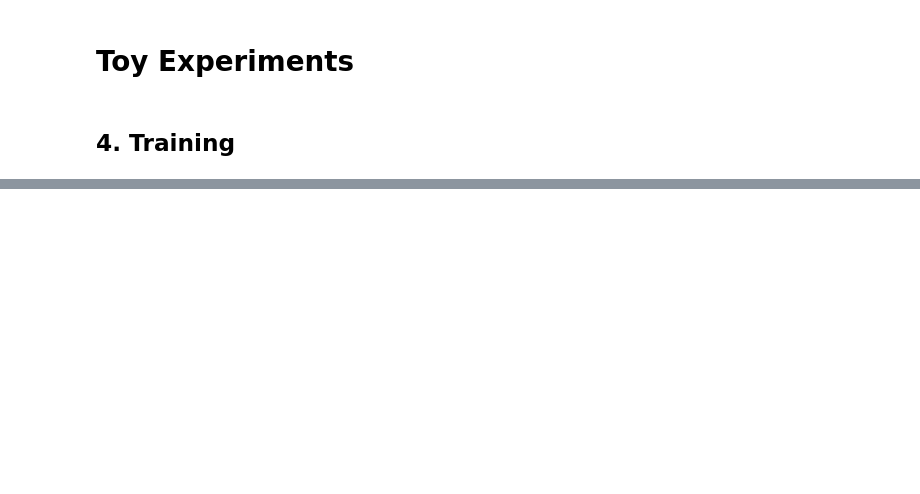
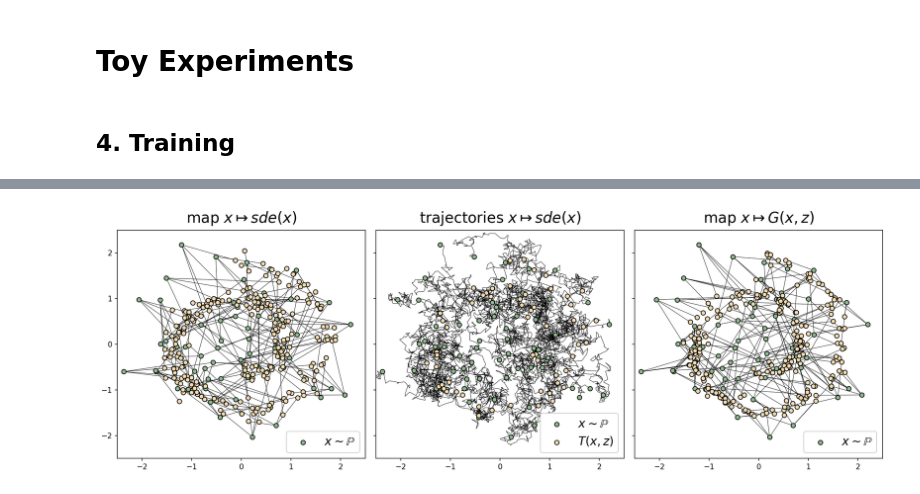
Before and after one commit to iasudakov/ENOT_TOY, a Jupyter notebook: Toy_experiments.ipynb, the cells around one changed output, grey strips where cells are left out. Saved outputs shown, nothing was run; the diff lists cells and outputs as text; code cells hidden in the pictures; blank space fills up the shorter version.

```diff
--- a/Toy_experiments.ipynb
+++ b/Toy_experiments.ipynb
@@ -211,0 +242,5 @@ Plotting
+# %%
+fig, axes = plot_trajectories(X_sampler, G, ZC, Z_STD, sde, k=4)
+plt.show()
+# %% [output]
+[figure, added]
```
Also changed, not shown: parts of 4 cells of this notebook, 1 other file.
